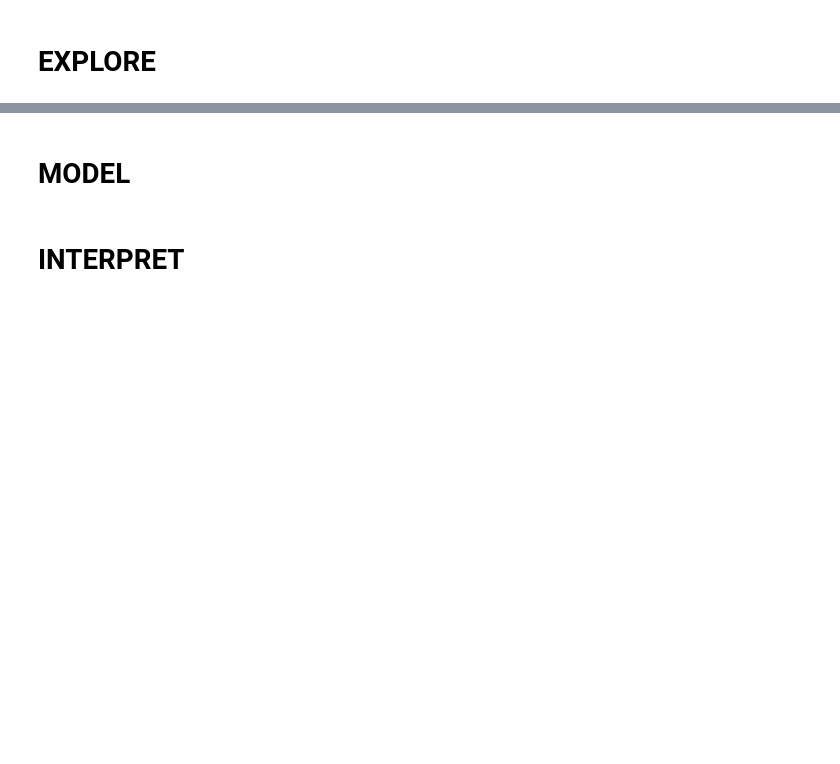
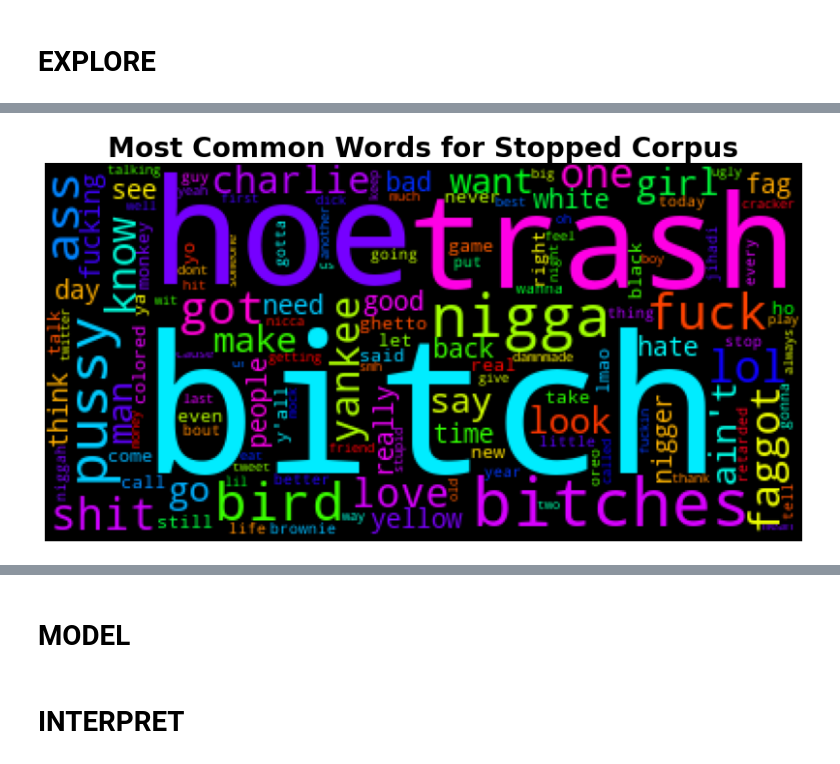
Before and after one commit to zero731/Classifying_Hate_Speech_Tweets, a Jupyter notebook: Untitled.ipynb, the cells around one changed output, grey strips where cells are left out. Drawn from its saved outputs; the diff is of its cells as text; code cells hidden in the pictures; blank space fills up the shorter version.

```diff
--- a/Untitled.ipynb
+++ b/Untitled.ipynb
@@ -83,0 +178,5 @@ Name: class, dtype: float64
+# %%
+df = pd.concat([hate_df, offensive_df_subset, neither_df], axis=0)
+df.reset_index(inplace=True, drop=True)
+display(df.head())
+df.info()
@@ -85,0 +213,13 @@ Name: class, dtype: float64
+# %%
+## Define various parts of stop lists to use for cleaning tokenized tweets
+# List of misspellings and shorthands that are equivalent to nltk's english stopwords
+twitter_stops = ['bc', 'ima', "i'm", 'im', "i'll", "it'll", 'hav', "that's", 'dat', 'dats', 'u', 'da', 'n']
+
+# Punctuation tokens to remove in addition to string.punctuation
+more_punc = ['...', '“','”','...',"''",'’','``']
+
+# Full list of all stop tokens (words and punctuation)
+stopwords_list = stopwords.words('english') + list(string.punctuation) + twitter_stops + more_punc
+
+# List of punctuation stop tokens
+stoppunct_list = list(string.punctuation) + more_punc
@@ -85,0 +230,8 @@ Name: class, dtype: float64
+# %%
+## Create new cols in df for tweets tokenized and cleaned to differing degrees
+# Punctuation removed
+df['tweet_clean'] = df['tweet'].apply(lambda x: clean_tweet(x, stoppunct_list))
+# Stop words and punctuation removed
+df['tweet_stopped'] = df['tweet'].apply(lambda x: clean_tweet(x, stopwords_list))
+# Preview updated df
+df.head()
@@ -87,0 +288,2 @@ Name: class, dtype: float64
+# %%
+stopped_tokens = get_token_list(df, 'tweet_stopped', freq=True)
@@ -87,0 +311,4 @@ Name: class, dtype: float64
+# %%
+plot_wordcloud(stopped_tokens, 'Stopped Corpus');
+# %% [output]
+[figure, added]
```
Also changed, not shown: parts of 35 cells of this notebook, 1 other file.
